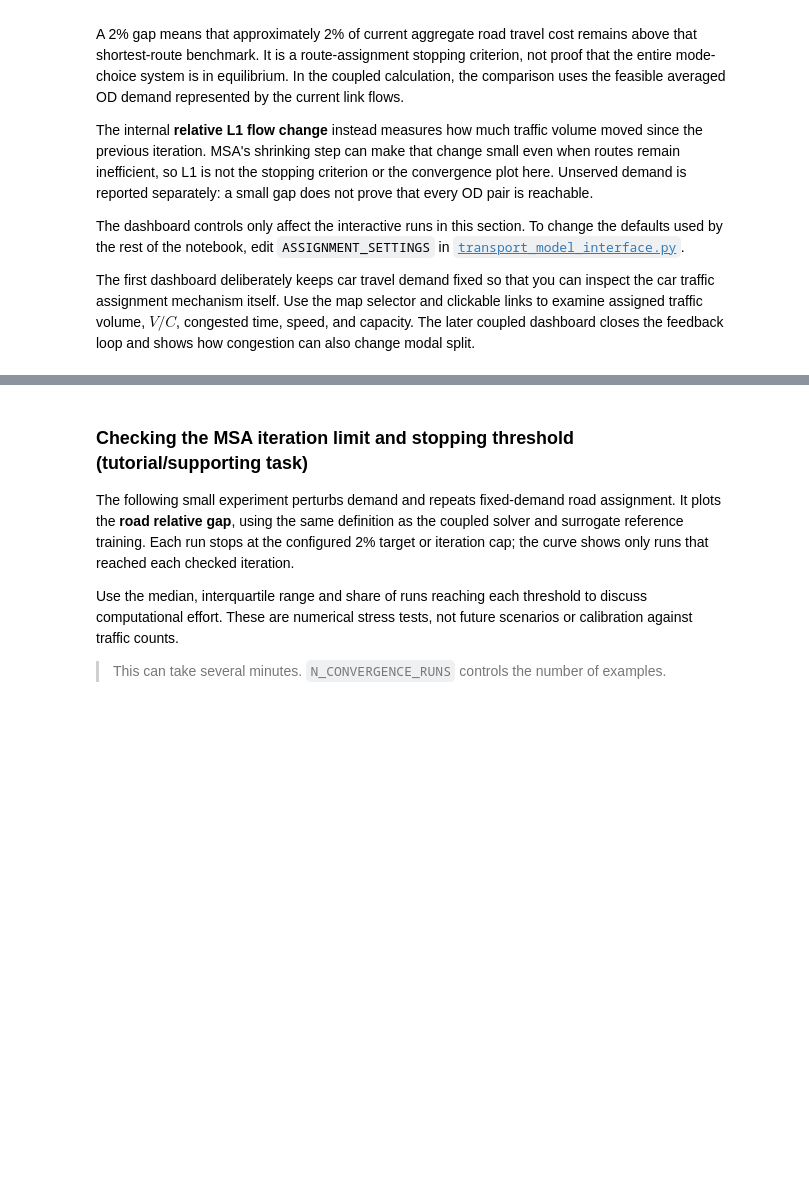
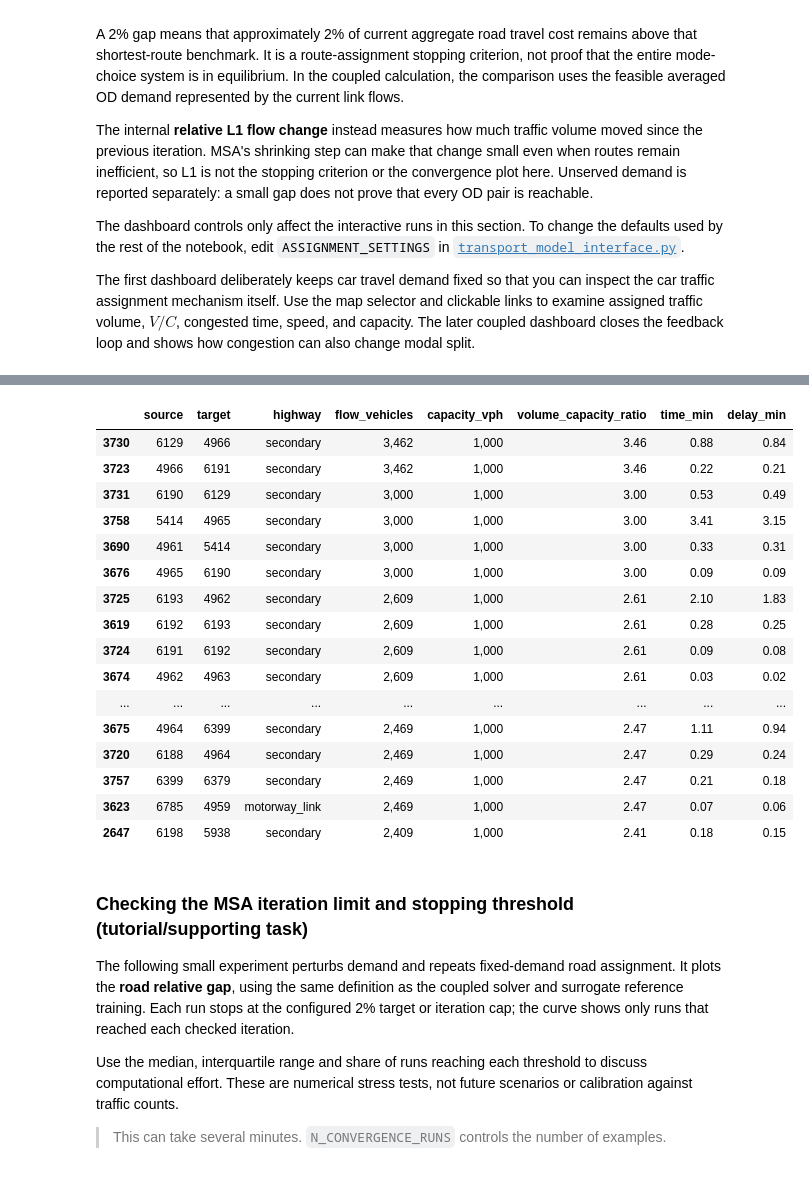
Before and after one commit to tillaethz/IP-HS26-MehrSpur-CaseStudy-Group, a Jupyter notebook: notebooks/02_system_modeling.ipynb, the cells around one changed output, grey strips where cells are left out. Saved outputs shown, nothing was run; the diff lists cells and outputs as text; code cells hidden in the pictures; blank space fills up the shorter version.

```diff
--- a/notebooks/02_system_modeling.ipynb
+++ b/notebooks/02_system_modeling.ipynb
@@ -787,3 +852,52 @@ VBox(children=(HTML(value='<b>Fixed-demand diagnostic:</b> MSA updates routes an
+# %%
+# Main bottlenecks in the coupled Stage-0 assignment
+
+bottlenecks = coupled_assignment.links.copy()
+
+cols = [
+    c for c in [
+        "source", "target", "highway",
+        "flow_vehicles", "capacity_vph",
+        "volume_capacity_ratio", "time_min", "delay_min"
+    ]
+    if c in bottlenecks.columns
+]
+
+top_bottlenecks = (
+    bottlenecks
+    .sort_values(
+        ["volume_capacity_ratio", "delay_min", "flow_vehicles"],
+        ascending=False
+    )
+    [cols]
+    .head(20)
+)
+
+display(top_bottlenecks.style.format({
+    "flow_vehicles": "{:,.0f}",
+    "capacity_vph": "{:,.0f}",
+    "volume_capacity_ratio": "{:.2f}",
+    "time_min": "{:.2f}",
+    "delay_min": "{:.2f}",
+}))
+# %% [output]
+|  | source | target | highway | flow_vehicles | capacity_vph | volume_capacity_ratio | time_min | delay_min |
+| 3730 | 6129 | 4966 | secondary | 3,462 | 1,000 | 3.46 | 0.88 | 0.84 |
+| 3723 | 4966 | 6191 | secondary | 3,462 | 1,000 | 3.46 | 0.22 | 0.21 |
+| 3731 | 6190 | 6129 | secondary | 3,000 | 1,000 | 3.00 | 0.53 | 0.49 |
+| 3758 | 5414 | 4965 | secondary | 3,000 | 1,000 | 3.00 | 3.41 | 3.15 |
+| 3690 | 4961 | 5414 | secondary | 3,000 | 1,000 | 3.00 | 0.33 | 0.31 |
+| 3676 | 4965 | 6190 | secondary | 3,000 | 1,000 | 3.00 | 0.09 | 0.09 |
+| 3725 | 6193 | 4962 | secondary | 2,609 | 1,000 | 2.61 | 2.10 | 1.83 |
+| 3619 | 6192 | 6193 | secondary | 2,609 | 1,000 | 2.61 | 0.28 | 0.25 |
+| 3724 | 6191 | 6192 | secondary | 2,609 | 1,000 | 2.61 | 0.09 | 0.08 |
+| 3674 | 4962 | 4963 | secondary | 2,609 | 1,000 | 2.61 | 0.03 | 0.02 |
+| ... | ... | ... | ... | ... | ... | ... | ... | ... |
+| 3675 | 4964 | 6399 | secondary | 2,469 | 1,000 | 2.47 | 1.11 | 0.94 |
+| 3720 | 6188 | 4964 | secondary | 2,469 | 1,000 | 2.47 | 0.29 | 0.24 |
+| 3757 | 6399 | 6379 | secondary | 2,469 | 1,000 | 2.47 | 0.21 | 0.18 |
+| 3623 | 6785 | 4959 | motorway_link | 2,469 | 1,000 | 2.47 | 0.07 | 0.06 |
+| 2647 | 6198 | 5938 | secondary | 2,409 | 1,000 | 2.41 | 0.18 | 0.15 |
 # %% [markdown]
 ### Checking the MSA iteration limit and stopping threshold (tutorial/supporting task)
 
```
Also changed, not shown: parts of 12 cells of this notebook.
